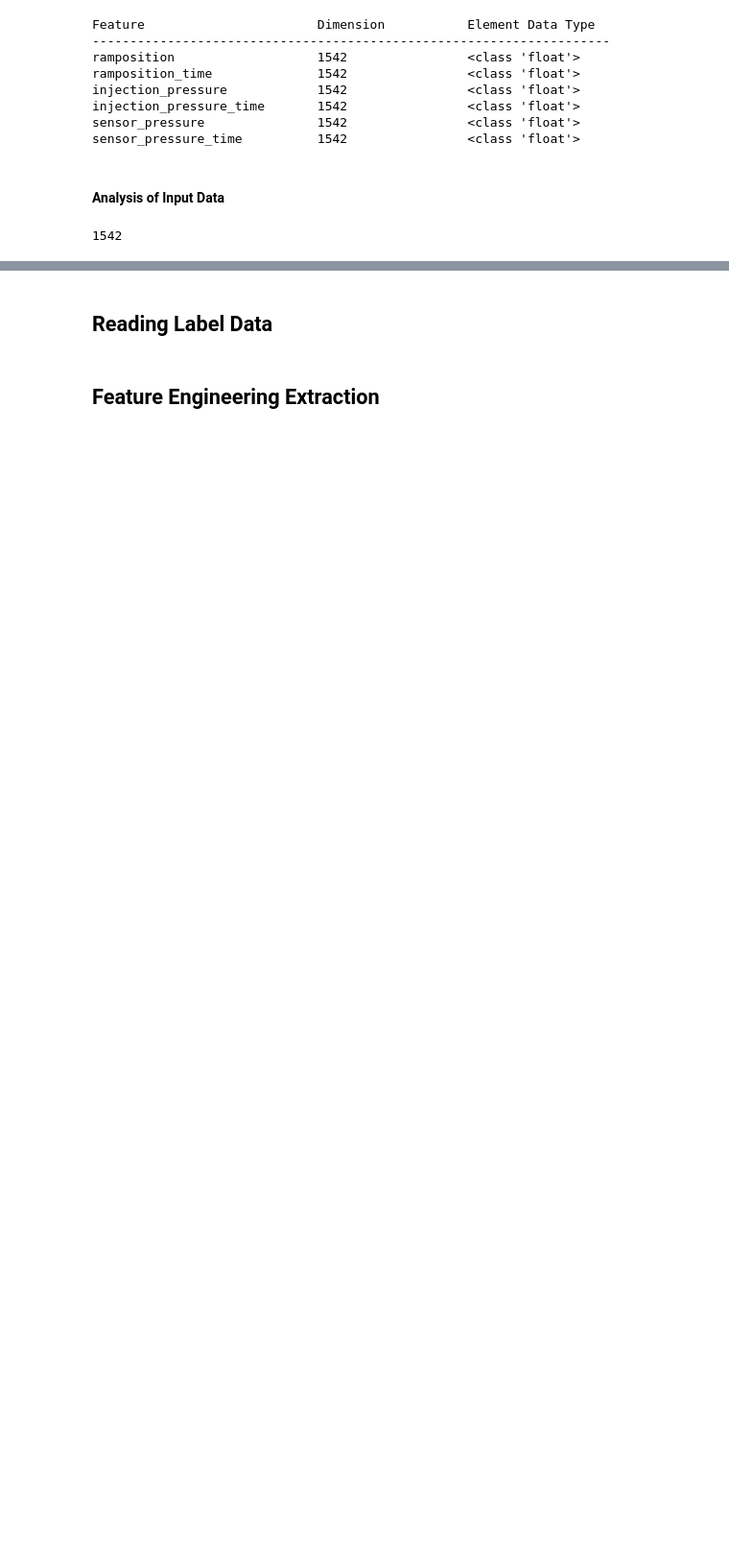
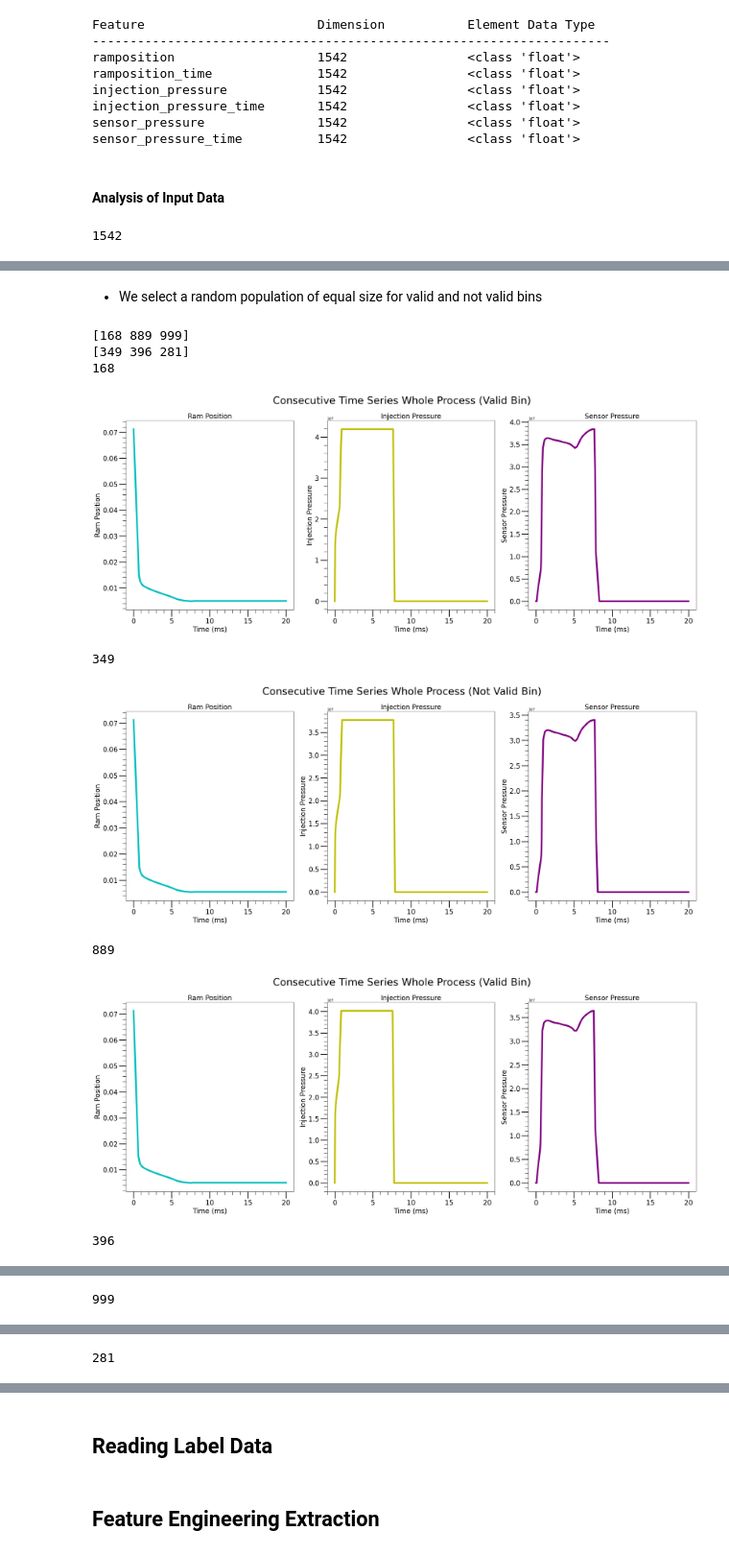
Before and after one commit to Alfredo-Vargas/ai4im, a Jupyter notebook: data/simulated/ai4im.ipynb, the cells around one changed output, grey strips where cells are left out. Shown at 96% size. Cells and saved outputs as stored; diff of their text form; code cells hidden in the pictures; blank space fills up the shorter version.

```diff
--- a/data/simulated/ai4im.ipynb
+++ b/data/simulated/ai4im.ipynb
@@ -14,6 +15,9 @@ import os
 # %%
 input_data = hp.read_input_data()
 test_data = hp.read_test_data()
-Y = hp.read_Y(os.getcwd()+"/Data/Y1.csv")
+Y2 = hp.read_Y(os.getcwd()+"/Data/Y2.csv")
+Y2 = [int(y2) for y2 in Y2]
+input_data_df = pd.DataFrame.from_dict(input_data)
+input_data_df["valid_or_not"] = Y2
 features1 = hp.time_series2features(input_data["ramposition"],
                                     input_data["ramposition_time"])
@@ -100,16 +71,20 @@ p7 = input_data["sensor_pressure"][7]
 # %%
 # function to plot the three time series consecutively
-def show3_time_series(rpt, rp, ipt, ip, pt, p) -> None:
+def show3_time_series(rpt, rp, ipt, ip, pt, p, v) -> None:
     """
     rpt, rp: ramposition time, ramposition
     ipt, ip: injection pressure time, injection pressure
     pt, p:   pressure time, pressure
+    v: valid or not valid
     """
     # defaults are: figsize=(6.4, 4.8) width and height in inches, dpi=100 default
     fs = 20  # fontsize
     lw = 5  # linewidth
     fig = plt.figure(figsize=[30, 10], dpi=100)
-    fig.suptitle('Consecutive Time Series Whole Process', fontsize=fs*1.5)
+    if v:
+        fig.suptitle('Consecutive Time Series Whole Process (Valid Bin)', fontsize=fs*1.5)
+    else:
+        fig.suptitle('Consecutive Time Series Whole Process (Not Valid Bin)', fontsize=fs*1.5)
     ax1 = fig.add_subplot(131)
     ax2 = fig.add_subplot(132)
     ax3 = fig.add_subplot(133)
@@ -154,0 +108,42 @@ show3_time_series(rpt7, rp7, ipt7, ip7, pt7, p7)
+# %% [markdown]
+- We select a random population of equal size for valid and not valid bins
+# %%
+# to be able to plot the entries by index
+not_valid_bins = not_valid_bins.reset_index()
+valid_bins = valid_bins.reset_index()
+# %%
+n = 3  # number of random population (max is len(not_valid_bins))
+if n <= len(not_valid_bins):
+    random_indices_v = np.random.randint(0, len(valid_bins), n)
+    random_indices_nv = np.random.randint(0, len(not_valid_bins), n)
+    print(random_indices_v)
+    print(random_indices_nv)
+for i in range(n):
+    valid_index = random_indices_v[i]
+    print(valid_index)
+    rptv = valid_bins.ramposition_time[valid_index]
+    rpv = valid_bins.ramposition[valid_index]
+    iptv = valid_bins.injection_pressure_time[valid_index]
+    ipv = valid_bins.injection_pressure[valid_index]
+    ptv = valid_bins.sensor_pressure_time[valid_index]
+    pv = valid_bins.sensor_pressure[valid_index]
+    show3_time_series(rptv, rpv, iptv, ipv, ptv, pv, True)
+    n_valid_index = random_indices_nv[i]
+    print(n_valid_index)
+    rptnv = not_valid_bins.ramposition_time[n_valid_index]
+    rpnv = not_valid_bins.ramposition[n_valid_index]
+    iptnv = not_valid_bins.injection_pressure_time[n_valid_index]
+    ipnv = not_valid_bins.injection_pressure[n_valid_index]
+    ptnv = not_valid_bins.sensor_pressure_time[n_valid_index]
+    pnv = not_valid_bins.sensor_pressure[n_valid_index]
+    show3_time_series(rptnv, rpnv, iptnv, ipnv, ptnv, pnv, False)
+# %% [output]
+[168 889 999]
+[349 396 281]
+168
+[figure, added]
+349
+[figure, added]
+889
+[figure, added]
+396
@@ -154,0 +151 @@ show3_time_series(rpt7, rp7, ipt7, ip7, pt7, p7)
+999
@@ -154,0 +153 @@ show3_time_series(rpt7, rp7, ipt7, ip7, pt7, p7)
+281
```
Also changed, not shown: parts of 13 cells of this notebook, 1 other file.
